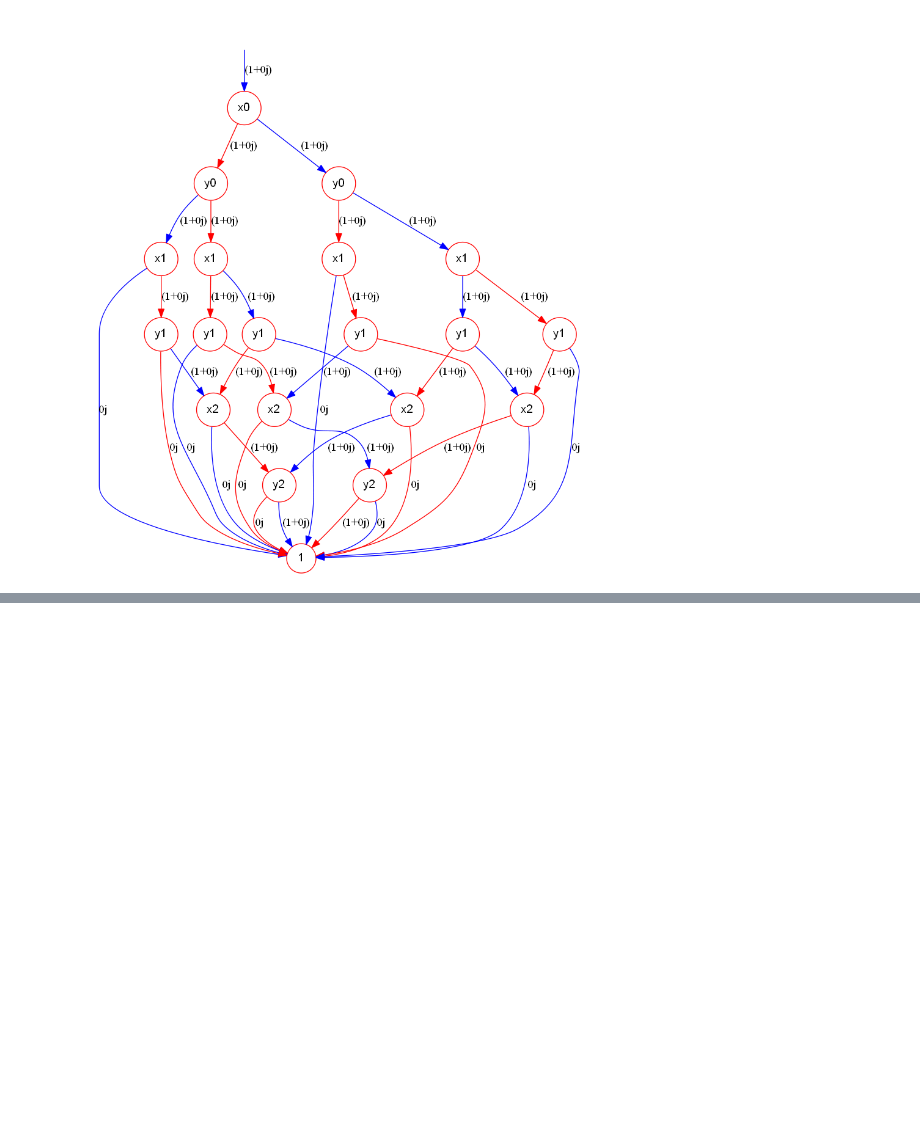
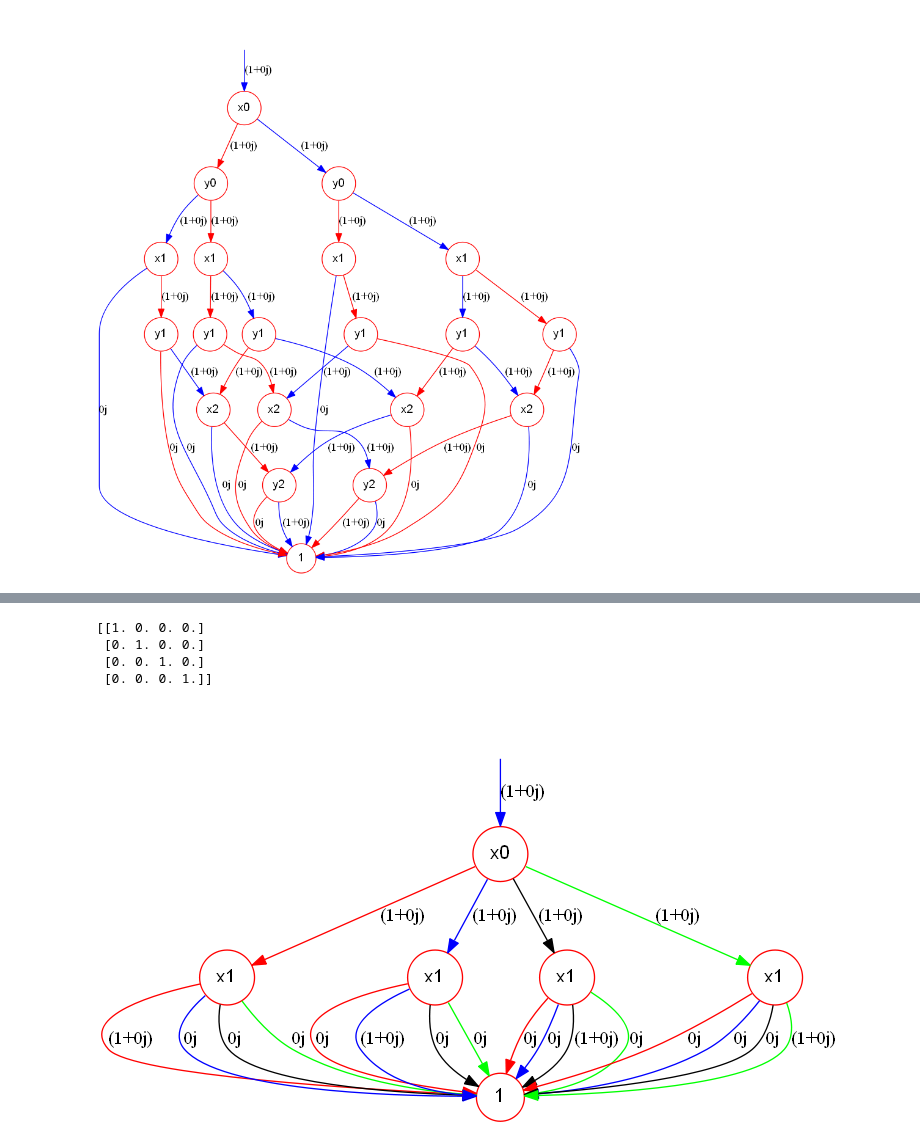
Before and after one commit to Veriqc/TDD, a Jupyter notebook: Test.ipynb, the cells around one changed output, grey strips where cells are left out. Saved outputs shown, nothing was run; the diff lists cells and outputs as text; code cells hidden in the pictures; blank space fills up the shorter version.

```diff
--- a/Test.ipynb
+++ b/Test.ipynb
@@ -58,0 +73,13 @@ True
+# %%
+var2=[Index('y0'),Index('x1')]
+ts2=Tensor(U,var2)
+tn=TensorNetwork([ts1,ts2])
+tdd=tn.cont()
+print(tdd.to_array())
+tdd.show()
+# %% [output]
+[[1. 0. 0. 0.]
+ [0. 1. 0. 0.]
+ [0. 0. 1. 0.]
+ [0. 0. 0. 1.]]
+[figure, added]
```
Also changed, not shown: parts of 2 cells of this notebook.
